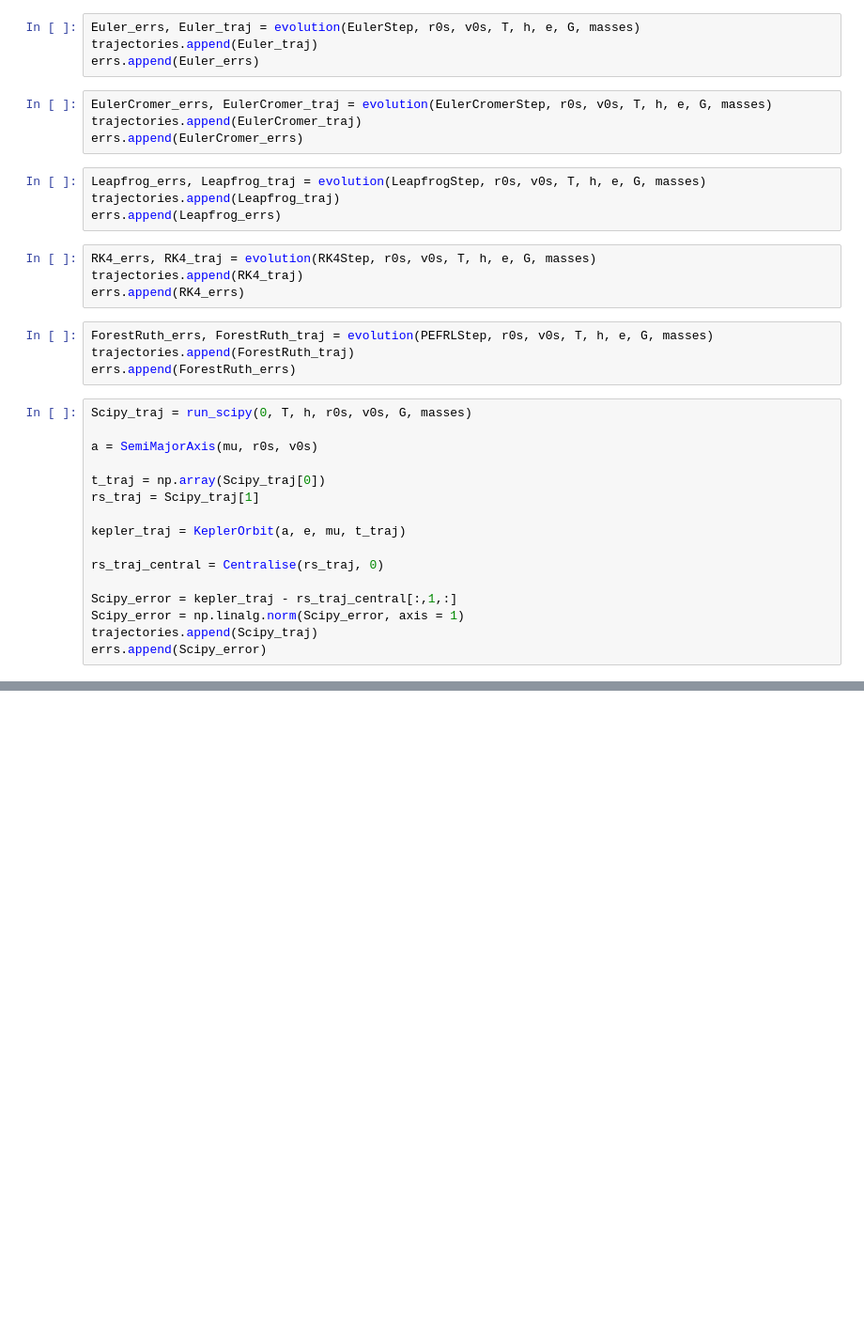
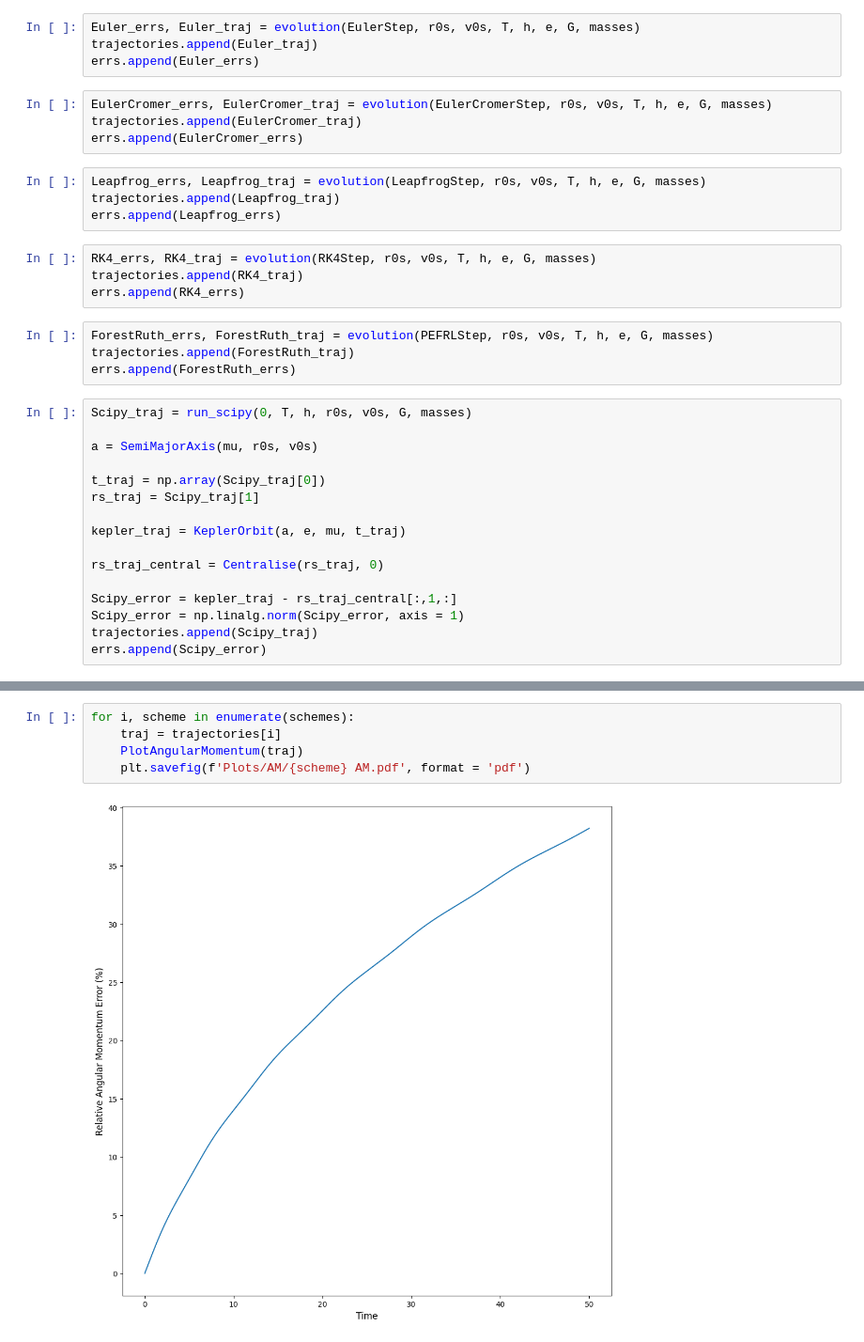
Before and after one commit to williamjones7/Dissertation, a Jupyter notebook: Kepler Plots.ipynb, the cells around one changed output, grey strips where cells are left out. Shown at 94% size. Saved outputs shown, nothing was run; the diff lists cells and outputs as text; blank space fills up the shorter version.

```diff
--- a/Kepler Plots.ipynb
+++ b/Kepler Plots.ipynb
@@ -177,0 +141,7 @@ plt.savefig('Plots/AM/Scipy AM.pdf', format = 'pdf')
+# %%
+for i, scheme in enumerate(schemes):
+    traj = trajectories[i]
+    PlotAngularMomentum(traj)
+    plt.savefig(f'Plots/AM/{scheme} AM.pdf', format = 'pdf')
+# %% [output]
+[figure, added]
```
Also changed, not shown: parts of 10 cells of this notebook, 33 other files.
